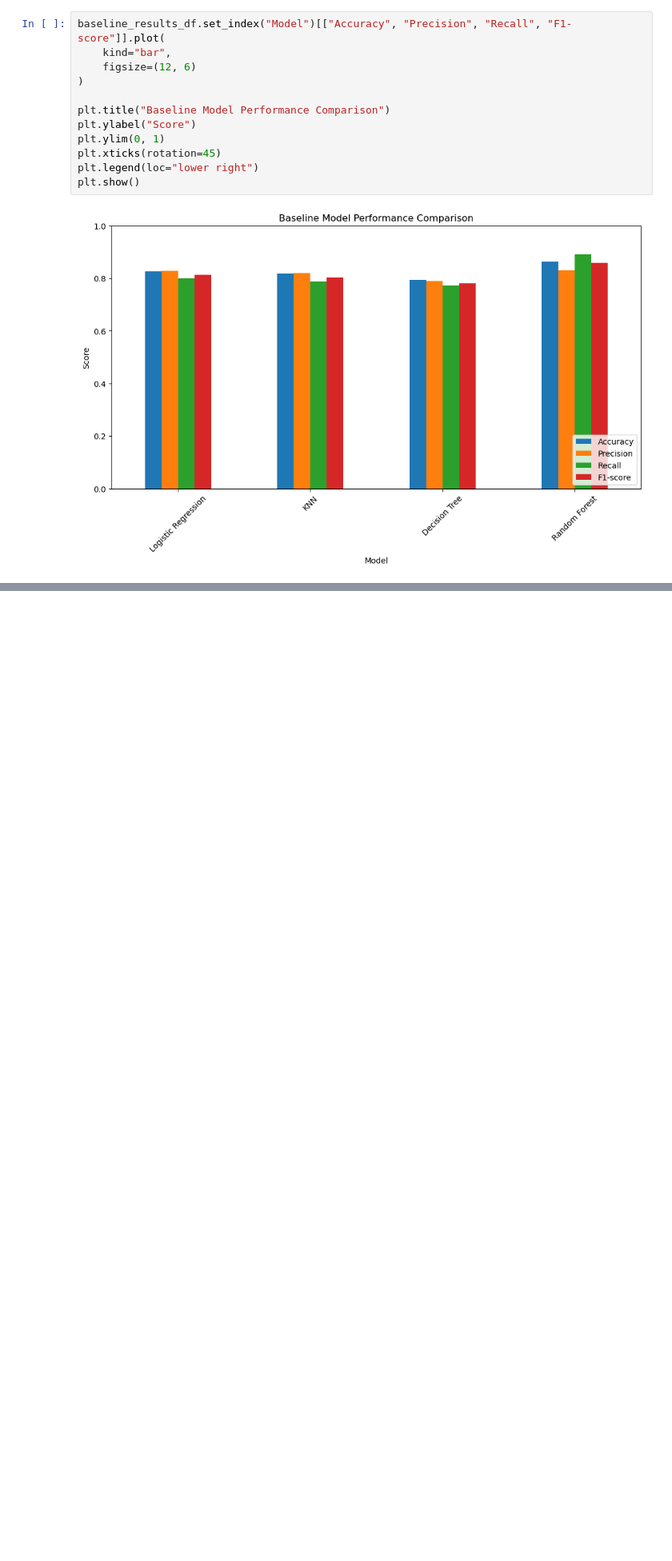
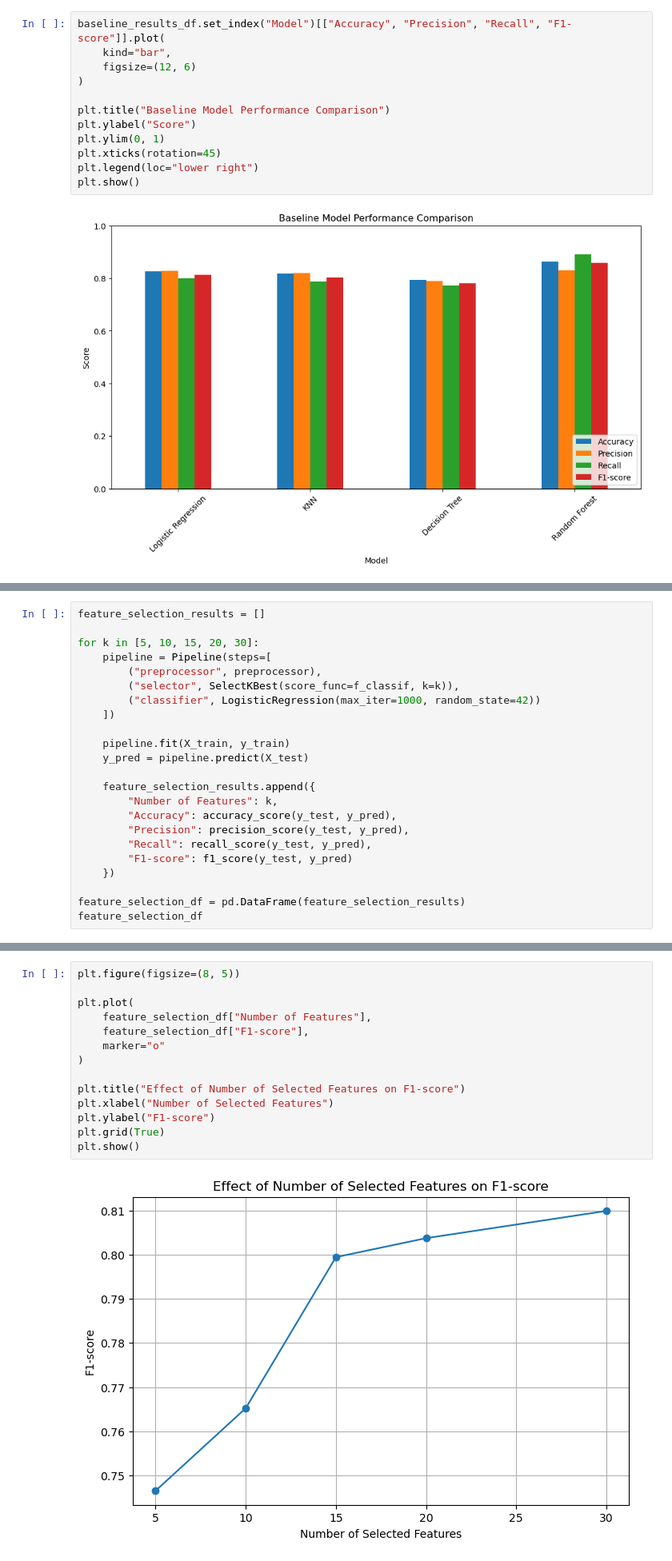
Before and after one commit to erze-haziri/bank-term-deposit-prediction, a Jupyter notebook: bank_term_deposit_analysis.ipynb, the cells around one changed output, grey strips where cells are left out. Shown at 80% size. Drawn from its saved outputs; the diff is of its cells as text; blank space fills up the shorter version.

Commit message:
Added feature selection and model evaluation pipeline

```diff
--- a/bank_term_deposit_analysis.ipynb
+++ b/bank_term_deposit_analysis.ipynb
@@ -393,0 +418,23 @@ plt.show()
+# %%
+feature_selection_results = []
+
+for k in [5, 10, 15, 20, 30]:
+    pipeline = Pipeline(steps=[
+        ("preprocessor", preprocessor),
+        ("selector", SelectKBest(score_func=f_classif, k=k)),
+        ("classifier", LogisticRegression(max_iter=1000, random_state=42))
+    ])
+
+    pipeline.fit(X_train, y_train)
+    y_pred = pipeline.predict(X_test)
+
+    feature_selection_results.append({
+        "Number of Features": k,
+        "Accuracy": accuracy_score(y_test, y_pred),
+        "Precision": precision_score(y_test, y_pred),
+        "Recall": recall_score(y_test, y_pred),
+        "F1-score": f1_score(y_test, y_pred)
+    })
+
+feature_selection_df = pd.DataFrame(feature_selection_results)
+feature_selection_df
@@ -393,0 +448,16 @@ plt.show()
+# %%
+plt.figure(figsize=(8, 5))
+
+plt.plot(
+    feature_selection_df["Number of Features"],
+    feature_selection_df["F1-score"],
+    marker="o"
+)
+
+plt.title("Effect of Number of Selected Features on F1-score")
+plt.xlabel("Number of Selected Features")
+plt.ylabel("F1-score")
+plt.grid(True)
+plt.show()
+# %% [output]
+[figure, added]
```
Also changed, not shown: parts of 4 cells of this notebook.
